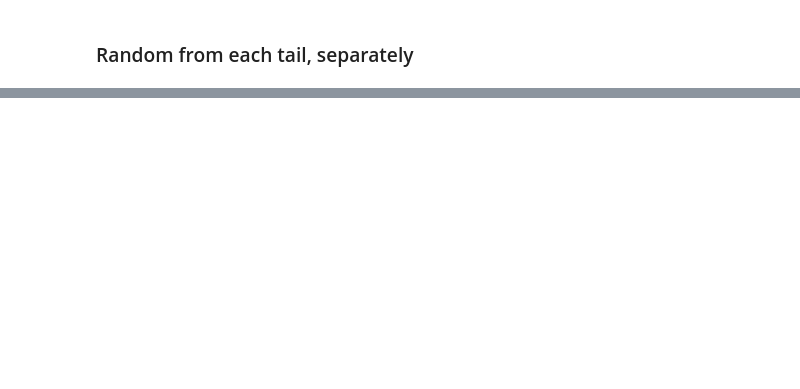
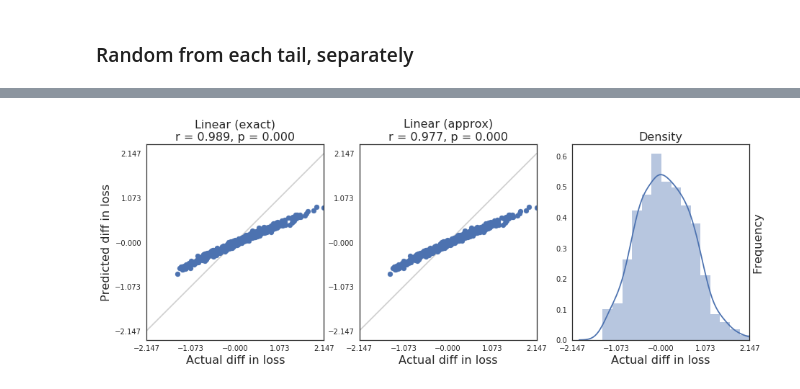
Before and after one commit to kohpangwei/influence-release, a Jupyter notebook: scripts/fig2_approx_sparsity.ipynb, the cells around one changed output, grey strips where cells are left out. Cells and saved outputs as stored; diff of their text form; code cells hidden in the pictures; blank space fills up the shorter version.

```diff
--- a/scripts/fig2_approx_sparsity.ipynb
+++ b/scripts/fig2_approx_sparsity.ipynb
@@ -141,0 +184,4 @@ plot_density('../output/mnist_logreg_lbfgs_sparsity_retraining-500-500-tail_neg.
+# %%
+plot_density('../output/mnist_logreg_lbfgs_sparsity_retraining-3000-500-random.npz')
+# %% [output]
+[figure, added]
```
Also changed, not shown: parts of 21 cells of this notebook, 1 other file.
